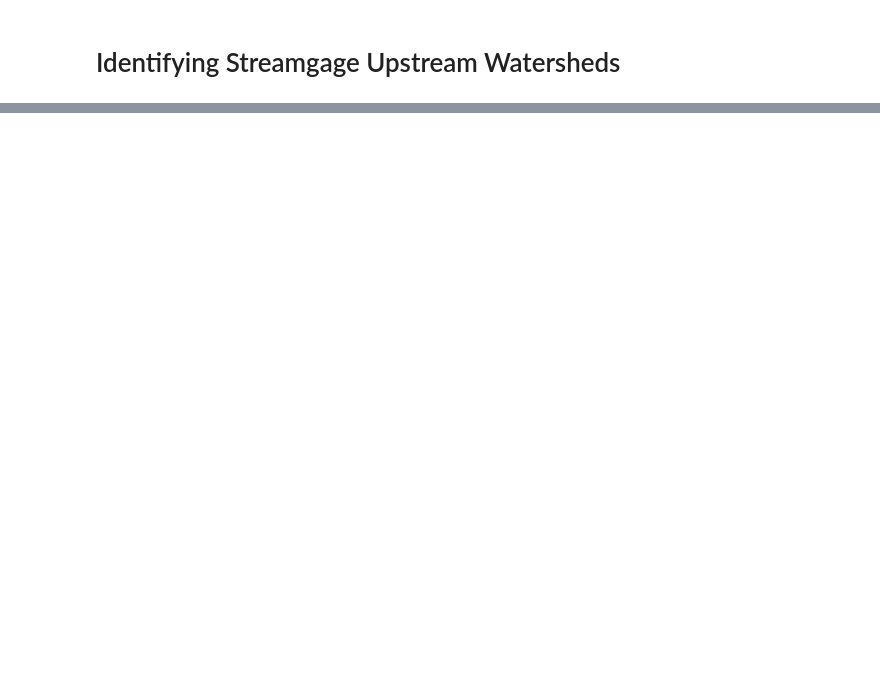
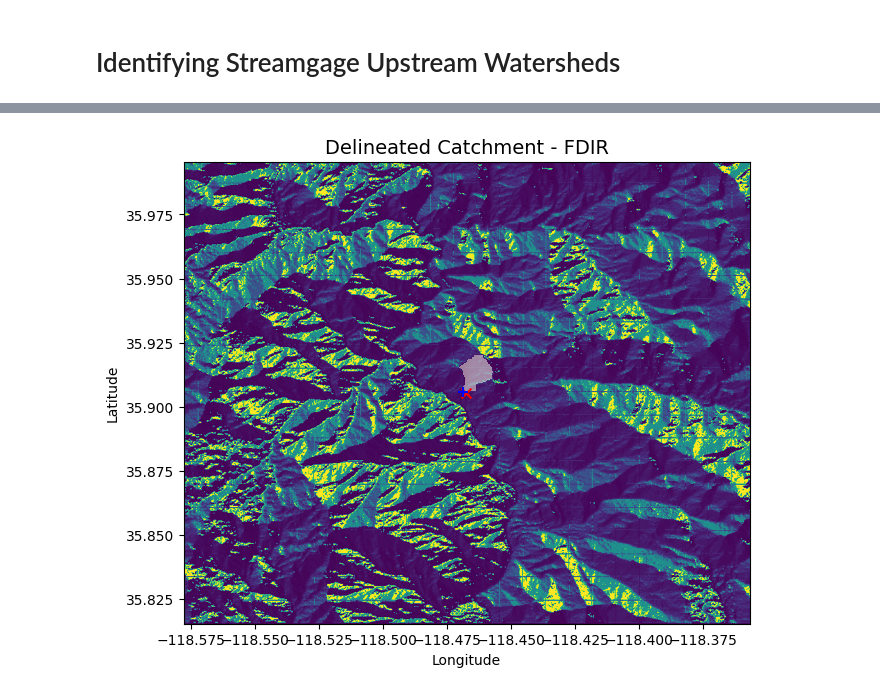
Before and after one commit to MIDS-capstone-fate-of-snow/discharge-estimation, a Jupyter notebook: eda/watersheds/Identifying Streamgage Upstream Watersheds.ipynb, the cells around one changed output, grey strips where cells are left out. Saved outputs shown, nothing was run; the diff lists cells and outputs as text; code cells hidden in the pictures; blank space fills up the shorter version.

```diff
--- a/eda/watersheds/Identifying Streamgage Upstream Watersheds.ipynb
+++ b/eda/watersheds/Identifying Streamgage Upstream Watersheds.ipynb
@@ -243,0 +81,4 @@ ax.scatter([x_snap], [y_snap], color="r", marker="x")
+# %%
+fdir_map = ws.plot_catchment(base_map="fdir")
+# %% [output]
+[figure, added]
```
Also changed, not shown: parts of 28 cells of this notebook.
